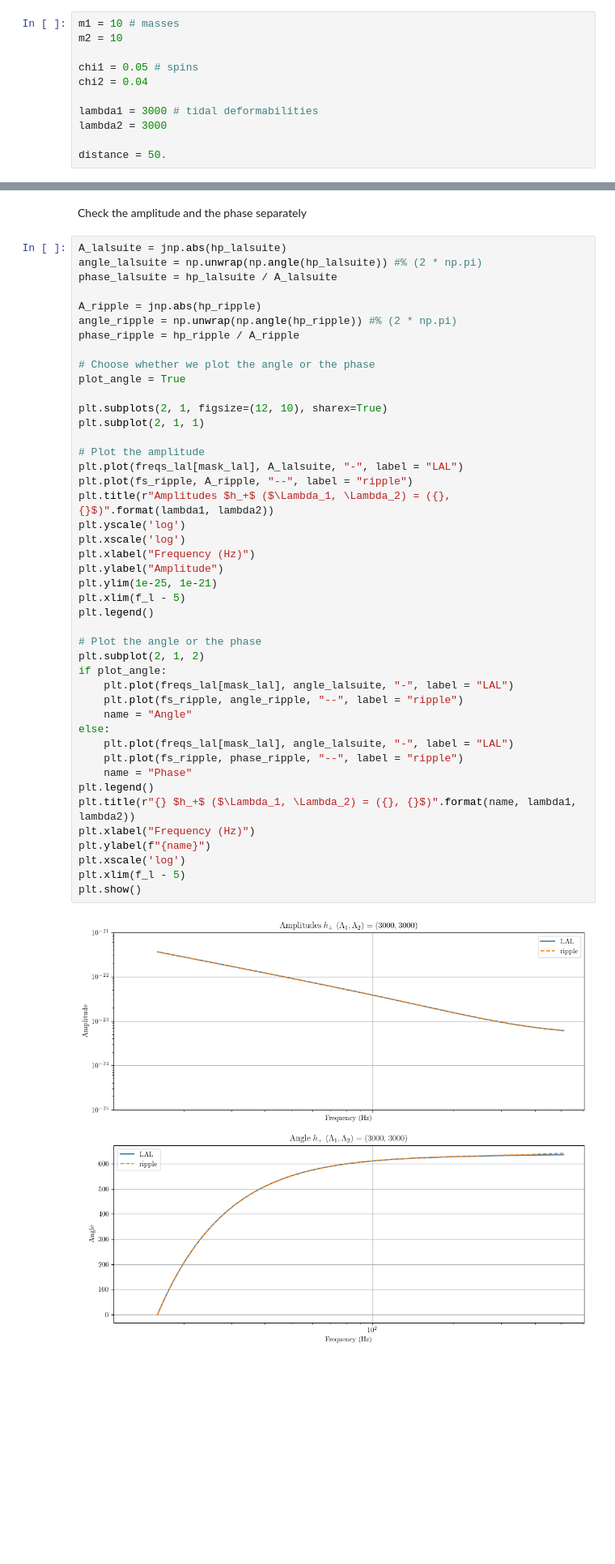
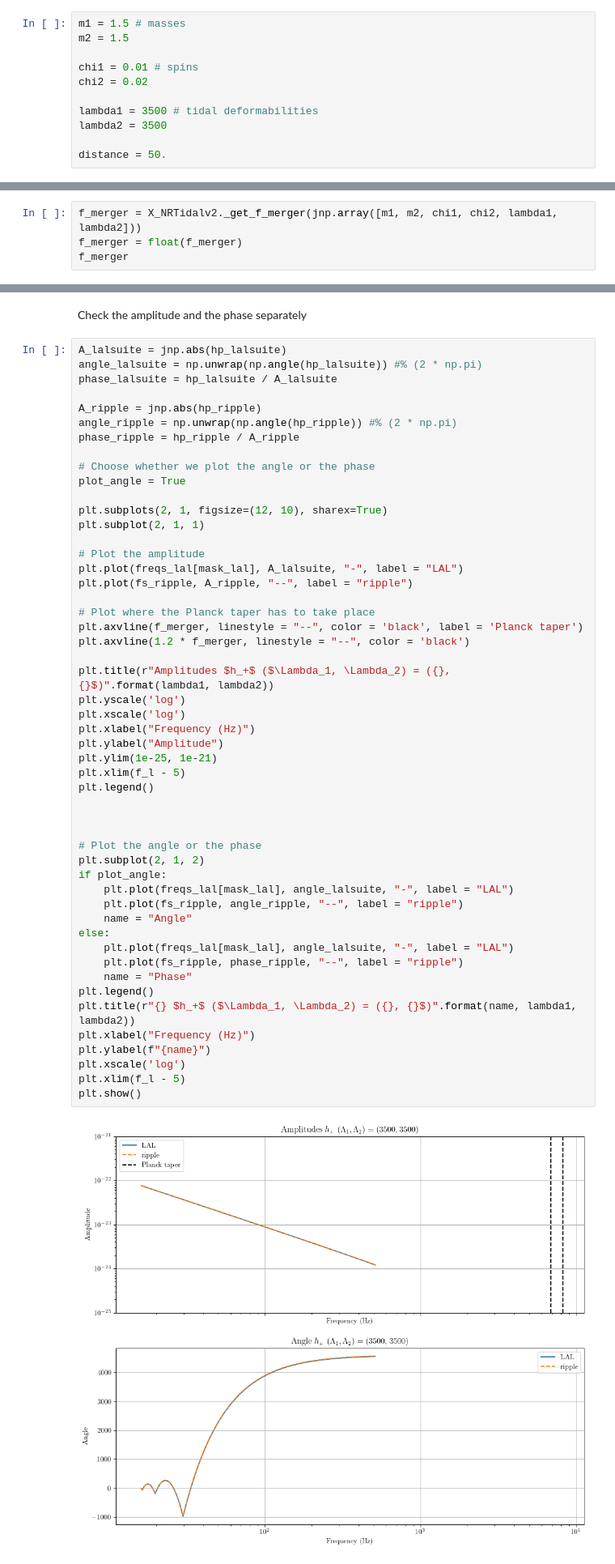
Before and after one commit to ThibeauWouters/PhD, a Jupyter notebook: ripple/check_NRTidal.ipynb, the cells around one changed output, grey strips where cells are left out. Shown: that part at 81% size. Drawn from its saved outputs; the diff is of its cells as text; blank space fills up the shorter version.

```diff
--- a/ripple/check_NRTidal.ipynb
+++ b/ripple/check_NRTidal.ipynb
@@ -31,13 +31,13 @@ exec(requests.get(script_url).text)
 # %% [markdown]
 We will compare waveforms with the following intrinsic parameters:
 # %%
-m1 = 10 # masses
-m2 = 10
+m1 = 1.5 # masses
+m2 = 1.5
 
-chi1 = 0.05 # spins
-chi2 = 0.04
+chi1 = 0.01 # spins
+chi2 = 0.02
 
-lambda1 = 3000 # tidal deformabilities
-lambda2 = 3000
+lambda1 = 3500 # tidal deformabilities
+lambda2 = 3500
 
 distance = 50.
@@ -189,0 +200,4 @@ plt.legend()
+# %%
+f_merger = X_NRTidalv2._get_f_merger(jnp.array([m1, m2, chi1, chi2, lambda1, lambda2]))
+f_merger = float(f_merger)
+f_merger
@@ -207,34 +223,41 @@ plt.subplot(2, 1, 1)
 # Plot the amplitude
 plt.plot(freqs_lal[mask_lal], A_lalsuite, "-", label = "LAL")
 plt.plot(fs_ripple, A_ripple, "--", label = "ripple")
+
+# Plot where the Planck taper has to take place
+plt.axvline(f_merger, linestyle = "--", color = 'black', label = 'Planck taper')
+plt.axvline(1.2 * f_merger, linestyle = "--", color = 'black')
+
 plt.title(r"Amplitudes $h_+$ ($\Lambda_1, \Lambda_2) = ({}, {}$)".format(lambda1, lambda2))
 plt.yscale('log')
 plt.xscale('log')
 plt.xlabel("Frequency (Hz)")
 plt.ylabel("Amplitude")
 plt.ylim(1e-25, 1e-21)
 plt.xlim(f_l - 5)
 plt.legend()
+
+
 
 # Plot the angle or the phase
 plt.subplot(2, 1, 2)
 if plot_angle:
     plt.plot(freqs_lal[mask_lal], angle_lalsuite, "-", label = "LAL")
     plt.plot(fs_ripple, angle_ripple, "--", label = "ripple")
     name = "Angle"
 else:
     plt.plot(freqs_lal[mask_lal], angle_lalsuite, "-", label = "LAL")
     plt.plot(fs_ripple, phase_ripple, "--", label = "ripple")
     name = "Phase"
 plt.legend()
 plt.title(r"{} $h_+$ ($\Lambda_1, \Lambda_2) = ({}, {}$)".format(name, lambda1, lambda2))
 plt.xlabel("Frequency (Hz)")
 plt.ylabel(f"{name}")
 plt.xscale('log')
 plt.xlim(f_l - 5)
 plt.show()
 # %% [output]
-[figure, old version]
+[figure, new version]
 # %% [markdown]
 ## Waveform check
 # %% [markdown]
```
Also changed, not shown: parts of 17 cells of this notebook, 8 other files.
